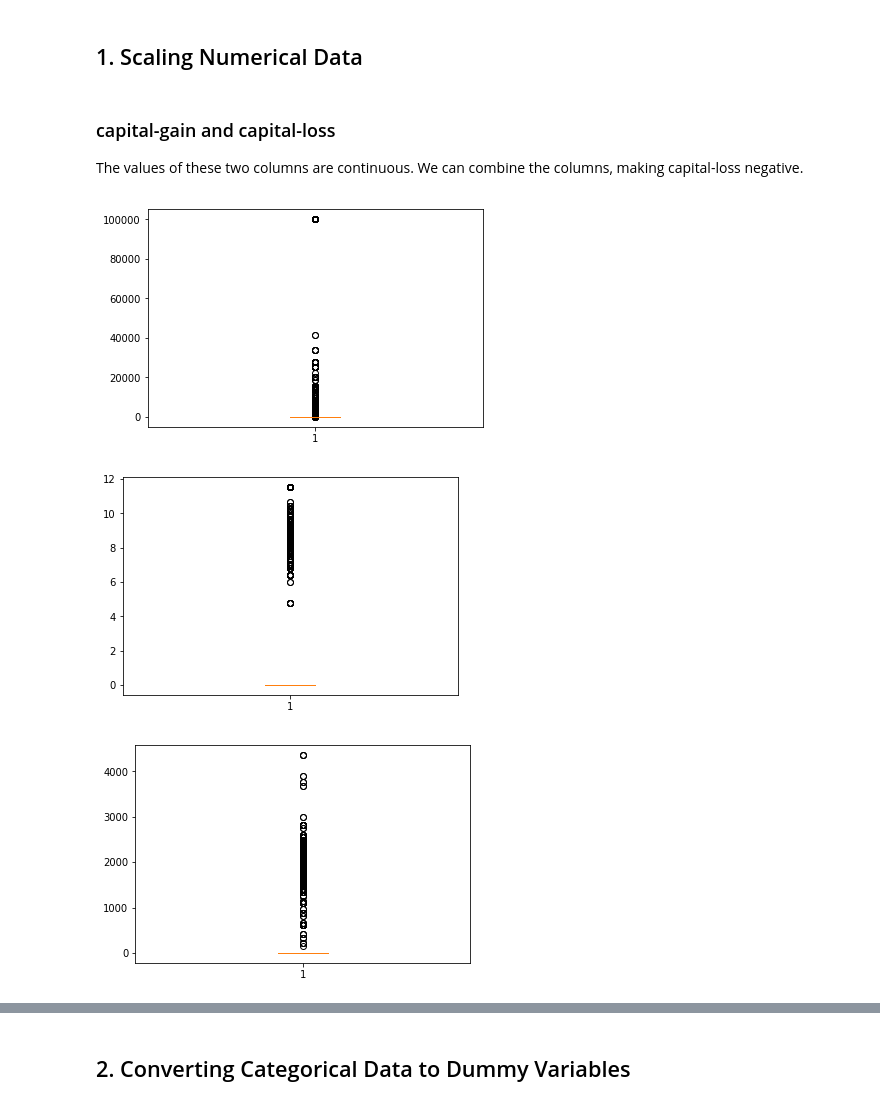
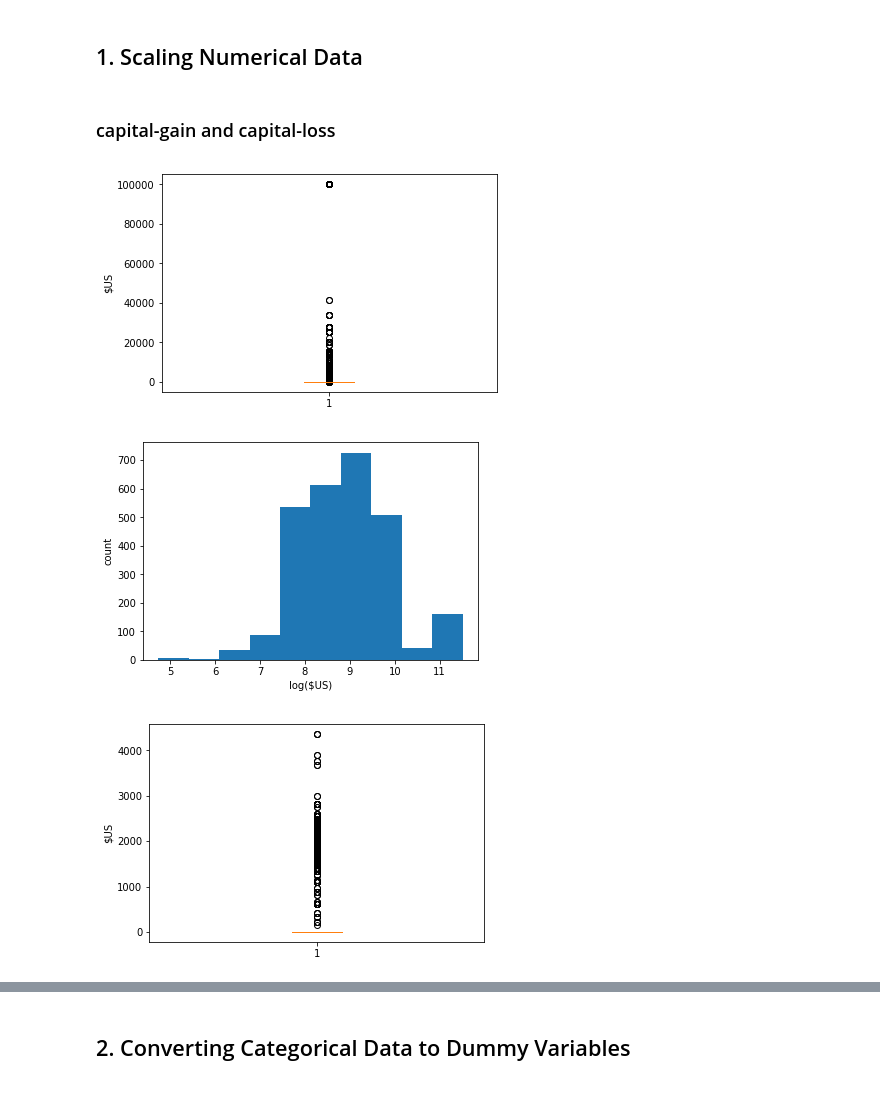
Before and after one commit to j-shim/CMPT353GroupProject, a Jupyter notebook: adult-wage/adult-wage-prediction.ipynb, the cells around one changed output, grey strips where cells are left out. Cells and saved outputs as stored; diff of their text form; code cells hidden in the pictures.

```diff
--- a/adult-wage/adult-wage-prediction.ipynb
+++ b/adult-wage/adult-wage-prediction.ipynb
@@ -46,29 +46,35 @@ adultWage = adultWage.drop(columns = ['education', 'native-country'])
 #  DATA PREPROCESSING
 # %% [markdown]
 ## 1. Scaling Numerical Data
-# %% [markdown]
-### capital-gain and capital-loss
-
-The values of these two columns are continuous. We can combine the columns, making capital-loss negative.
+# %% [markdown]
+### capital-gain and capital-loss
 # %%
 # the following boxplot shows that capital-gain is distributed in pareto distribution.
 plt.boxplot(adultWage['capital-gain'])
+plt.ylabel('$US')
 plt.show()
 # %% [output]
-[figure, old version]
+[figure, new version]
 # %%
-# log transforming these values would make their Euclidean distances more uniform to other features, which helps classifiers.
-adultWage['capital-gain'] = np.add(adultWage['capital-gain'], 1)
+# log transforming these values would make their Euclidean distances to other features more sensible, which helps some classifiers.
+adultWage['capital-gain'] = np.add(adultWage['capital-gain'], 0.00001)
 adultWage['log-capital-gain'] = np.log(adultWage['capital-gain'])
+
+# rank transforming will have a similar effect.
 adultWage['rank-capital-gain'] = adultWage['capital-gain'].rank()
-plt.boxplot(adultWage['log-capital-gain'])
+
+# plot a histogram of non-zero capital gain values to see how they are distributed
+plt.hist(adultWage[adultWage['log-capital-gain'] > 1]['log-capital-gain'])
+plt.xlabel('log($US)')
+plt.ylabel('count')
 plt.show()
 # %% [output]
-[figure, old version]
+[figure, new version]
 # %%
-# the following boxplot shows that capital-gain is distributed in pareto distribution.
+# the following boxplot shows that capital-gain is distributed in near-pareto distribution.
 plt.boxplot(adultWage['capital-loss'])
+plt.ylabel('$US')
 plt.show()
 # %% [output]
-[figure, old version]
+[figure, new version]
 # %%
```
Also changed, not shown: parts of 11 cells of this notebook.
